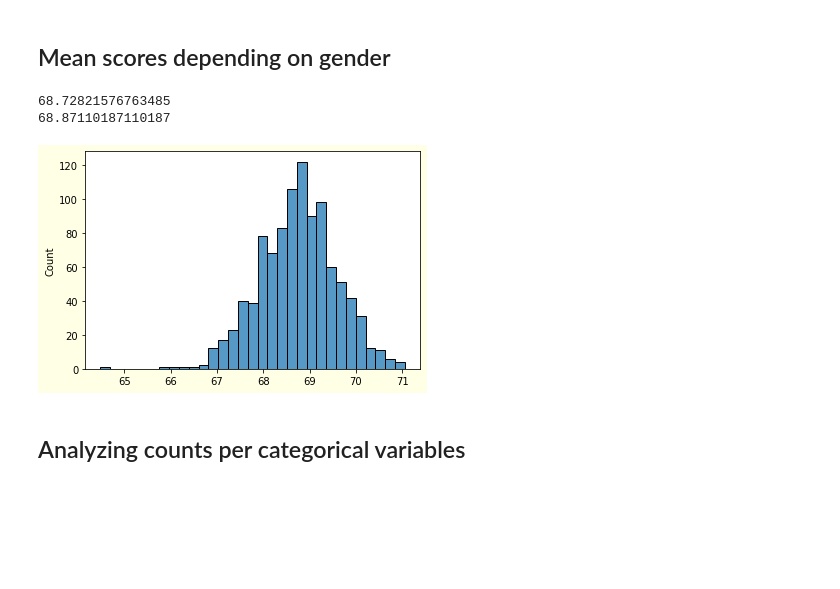
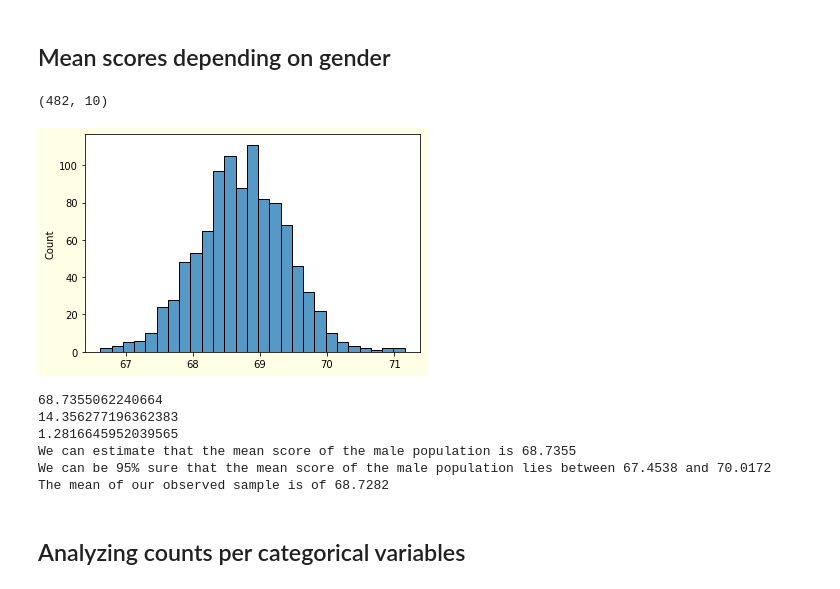
Before and after one commit to josediegovt/TestScoresAnalysis, a Jupyter notebook: TestScoresAnalysis.ipynb, the cells around one changed output. Drawn from its saved outputs; the diff is of its cells as text; code cells hidden in the pictures; blank space fills up the shorter version.

Commit message:
Added the estimation of the male population mean

```diff
--- a/TestScoresAnalysis.ipynb
+++ b/TestScoresAnalysis.ipynb
@@ -67,30 +67,42 @@ male_ws = male['writing score'].mean()
 female_ms = female['math score'].mean()
 female_rs = female['reading score'].mean()
 female_ws = female['writing score'].mean()
-
-
-sample_male_ms = male['math score'].sum() / (male.shape[0] - 1)
-sample_male_rs = male['reading score'].sum() / (male.shape[0] - 1)
-sample_male_ws = male['writing score'].sum() / (male.shape[0] - 1)
-
-sample_female_ms = female['math score'].sum() / (male.shape[0] - 1)
-sample_female_rs = female['reading score'].sum() / (male.shape[0] - 1)
-sample_female_ws = female['writing score'].sum() / (male.shape[0] - 1)
-
-print(male_ms)
-print(sample_male_ms)
-# %% [output]
-68.72821576763485
-68.87110187110187
+# %%
+
+male.shape
+# %% [output]
+(482, 10)
 # %%
 from random import choices
 
-sample_means = [np.array(choices(male['math score'].values, k=300)).mean() for i in range(1000)]
+sampling_distribution_of_means = np.array([np.array(choices(male['math score'].values, k=482)).mean() for i in range(1000)])
 
-sns.histplot(x=sample_means)
+sns.histplot(x=sampling_distribution_of_means)
 plt.show()
 # %% [output]
-[figure, old version]
+[figure, new version]
+# %%
+
+population_mean = sampling_distribution_of_means.mean()
+estimate_population_std = male['math score'].std()
+margin_error_of_the_estimate = 1.96 * (estimate_population_std/np.sqrt(male.shape[0]))
+lower_bound = population_mean - confidence_interval_95
+upper_bound = population_mean + confidence_interval_95
+
+print(population_mean)
+print(estimate_population_std)
+print(confidence_interval_95)
+
+print("We can estimate that the mean score of the male population is {:.4f}".format(population_mean))
+print("We can be 95% sure that the mean score of the male population lies between {:.4f} and {:.4f}".format(lower_bound,upper_bound))
+print("The mean of our observed sample is of {:.4f}".format(male_ms))
+# %% [output]
+68.7355062240664
+14.356277196362383
+1.2816645952039565
+We can estimate that the mean score of the male population is 68.7355
+We can be 95% sure that the mean score of the male population lies between 67.4538 and 70.0172
+The mean of our observed sample is of 68.7282
 # %% [markdown]
 ## Analyzing counts per categorical variables
 # %% [markdown]
```
Also changed, not shown: parts of 5 cells of this notebook.
